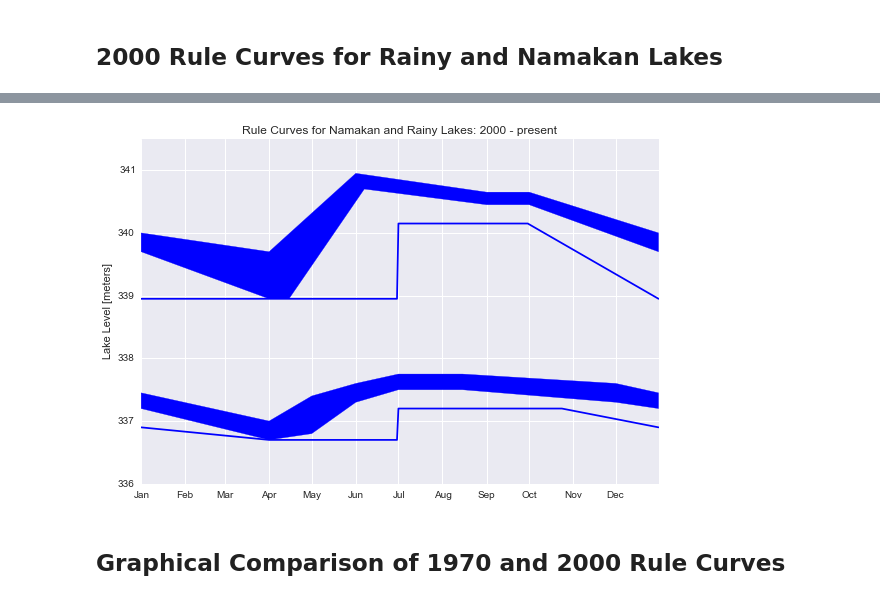
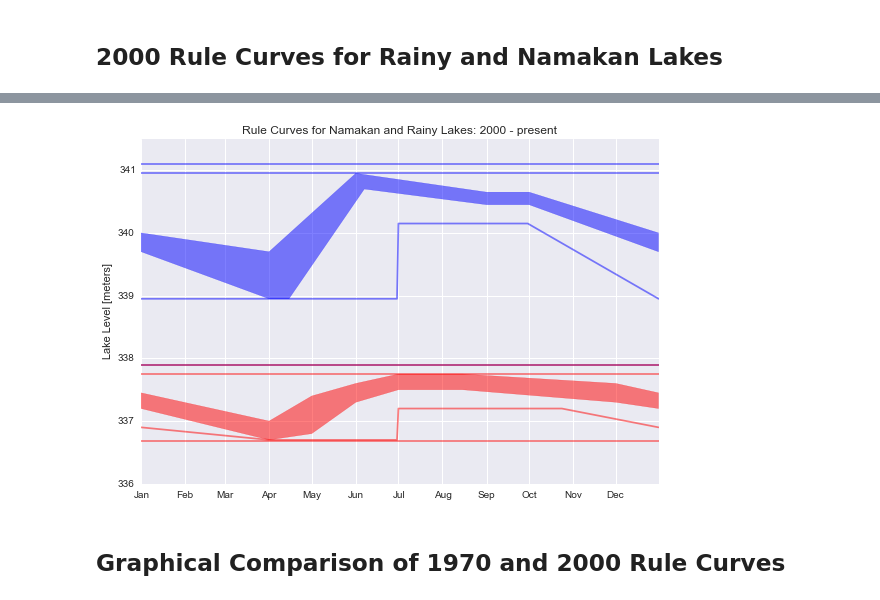
Before and after one commit to kmcgarry7/Rainy-Lake-Hydrology, a Jupyter notebook: Rule_Curves_for_Rainy_and_Namakan_Lakes.ipynb, the cells around one changed output, grey strips where cells are left out. Cells and saved outputs as stored; diff of their text form; code cells hidden in the pictures.

Commit message:
Complete rule curve descriptions and data

```diff
--- a/Rule_Curves_for_Rainy_and_Namakan_Lakes.ipynb
+++ b/Rule_Curves_for_Rainy_and_Namakan_Lakes.ipynb
@@ -118,5 +125,18 @@ plt.tight_layout()
 # %%
 # Namakan Lake
+
+ELW = {
+    datetime.datetime(yr, 1, 1): 337.90,
+    datetime.datetime(yr,12,31): 337.90
+}
+
+EDL = {
+    datetime.datetime(yr, 1, 1): 338.95,
+    datetime.datetime(yr, 6,30): 338.95,
+    datetime.datetime(yr, 7, 1): 340.15,
+    datetime.datetime(yr, 9,30): 340.15,
+    datetime.datetime(yr,12,31): 338.95
+}
 
 LRC = {
     datetime.datetime(yr, 1, 1): 339.70,
@@ -137,19 +157,27 @@ URC = {
     datetime.datetime(yr,12,31): 340.00
 }
 
-EDL = {
-    datetime.datetime(yr, 1, 1): 338.95,
-    datetime.datetime(yr, 6,30): 338.95,
-    datetime.datetime(yr, 7, 1): 340.15,
-    datetime.datetime(yr, 9,30): 340.15,
-    datetime.datetime(yr,12,31): 338.95
+EHW = {
+    datetime.datetime(yr, 1, 1): 340.95,
+    datetime.datetime(yr,12,31): 340.95
 }
 
-NL2000 = pd.concat([pd.Series(LRC),pd.Series(URC),pd.Series(EDL)], axis=1)
-NL2000.columns = ['LRC','URC','EDL']
+AGO = {
+    datetime.datetime(yr, 1, 1): 341.10,
+    datetime.datetime(yr,12,31): 341.10
+}
+
+NL2000 = pd.concat([pd.Series(ELW),pd.Series(EDL),pd.Series(LRC),
+                    pd.Series(URC),pd.Series(EHW),pd.Series(AGO)], axis=1)
+NL2000.columns = ['ELW','EDL','LRC','URC','EHW','AGO']
 NL2000 = NL2000.resample(rule='1D').interpolate()
 
 # Rainy Lake
+
+ELW = {
+    datetime.datetime(yr, 1, 1): 336.68,
+    datetime.datetime(yr,12,31): 336.68
+}
 
 LRC = {
     datetime.datetime(yr, 1, 1): 337.20,
@@ -181,42 +209,57 @@ EDL = {
     datetime.datetime(yr,10,24): 337.20,
     datetime.datetime(yr,12,31): 336.90
 }
 
+EHW = {
+    datetime.datetime(yr, 1, 1): 337.75,
+    datetime.datetime(yr,12,31): 337.75
+}
 
-RL2000 = pd.concat([pd.Series(LRC),pd.Series(URC),pd.Series(EDL)], axis=1)
-RL2000.columns = ['LRC','URC','EDL']
+AGO = {
+    datetime.datetime(yr, 1, 1): 337.90,
+    datetime.datetime(yr,12,31): 337.90
+}
+
+RL2000 = pd.concat([pd.Series(ELW),pd.Series(LRC),pd.Series(URC),
+                    pd.Series(EDL),pd.Series(EHW),pd.Series(AGO)], axis=1)
+RL2000.columns = ['ELW','LRC','URC','EDL','EHW','AGO']
 RL2000 = RL2000.resample(rule='1D').interpolate()
 
 # Plot 2000 Rule Curves
 
 plt.hold('True')
-plt.plot(NL2000.index,NL2000['EDL'],color='b')
-plt.plot(RL2000.index,RL2000['EDL'],color='b')
+plt.plot(NL2000.index,NL2000['ELW'],color='b',alpha=0.5)
+plt.plot(NL2000.index,NL2000['EDL'],color='b',alpha=0.5)
+plt.plot(NL2000.index,NL2000['EHW'],color='b',alpha=0.5)
+plt.plot(NL2000.index,NL2000['AGO'],color='b',alpha=0.5)
+
+plt.plot(RL2000.index,RL2000['ELW'],color='r',alpha=0.5)
+plt.plot(RL2000.index,RL2000['EDL'],color='r',alpha=0.5)
+plt.plot(RL2000.index,RL2000['EHW'],color='r',alpha=0.5)
+plt.plot(RL2000.index,RL2000['AGO'],color='r',alpha=0.5)
 
 plt.fill_between(NL2000.index,
                  NL2000['LRC'].tolist(),
                  NL2000['URC'].tolist(),
-                 color='b',
-                 alpha='1')
+                 color='b', alpha='0.5')
 
 plt.fill_between(RL2000.index,
                  RL2000['LRC'].tolist(),
                  RL2000['URC'].tolist(),
-                 color='b',
-                 alpha='1')
+                 color='r', alpha='0.5')
 plt.hold('False')
 plt.ylim(336,341.5)
 plt.ylabel('Lake Level [meters]')
 plt.title('Rule Curves for Namakan and Rainy Lakes: 2000 - present')
 
 import matplotlib.dates as mdates
 
 plt.gca().xaxis.set_major_locator(mdates.MonthLocator())
 plt.gca().xaxis.set_major_formatter(mdates.DateFormatter('%b'))
 
 plt.tight_layout()
 # %% [output]
-[figure, old version]
+[figure, new version]
 # %% [markdown]
 ## <a name=section03></a>Graphical Comparison of 1970 and 2000 Rule Curves
 # %%
```
Also changed, not shown: parts of 7 cells of this notebook, 5 other files.
